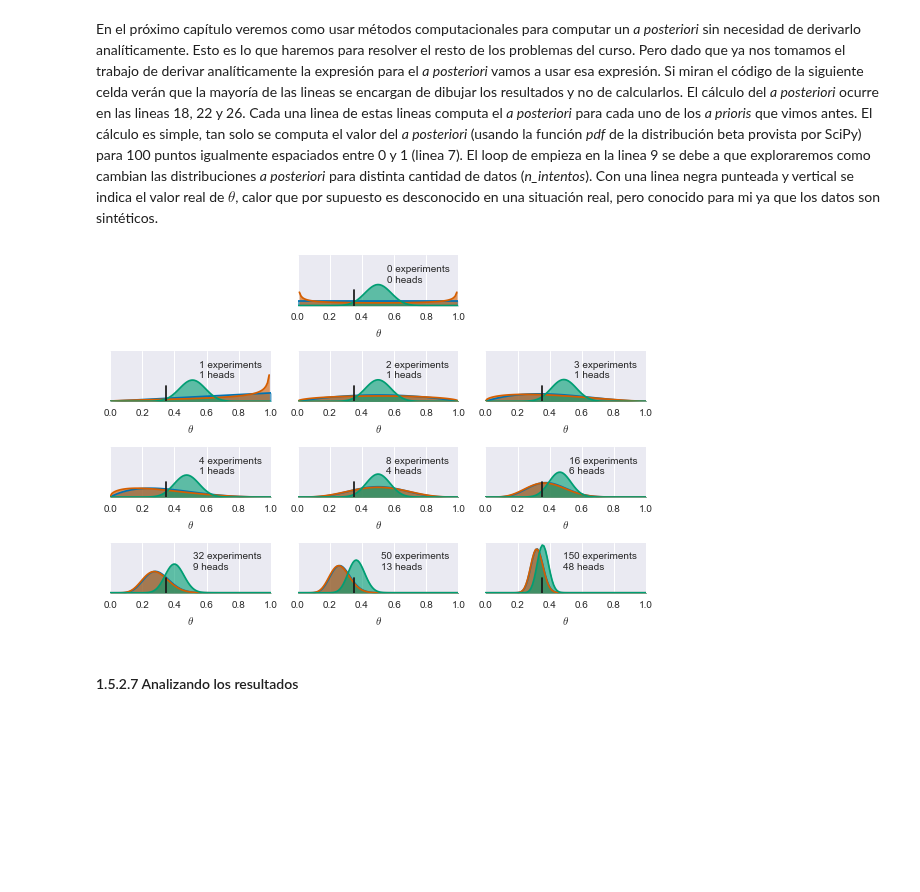
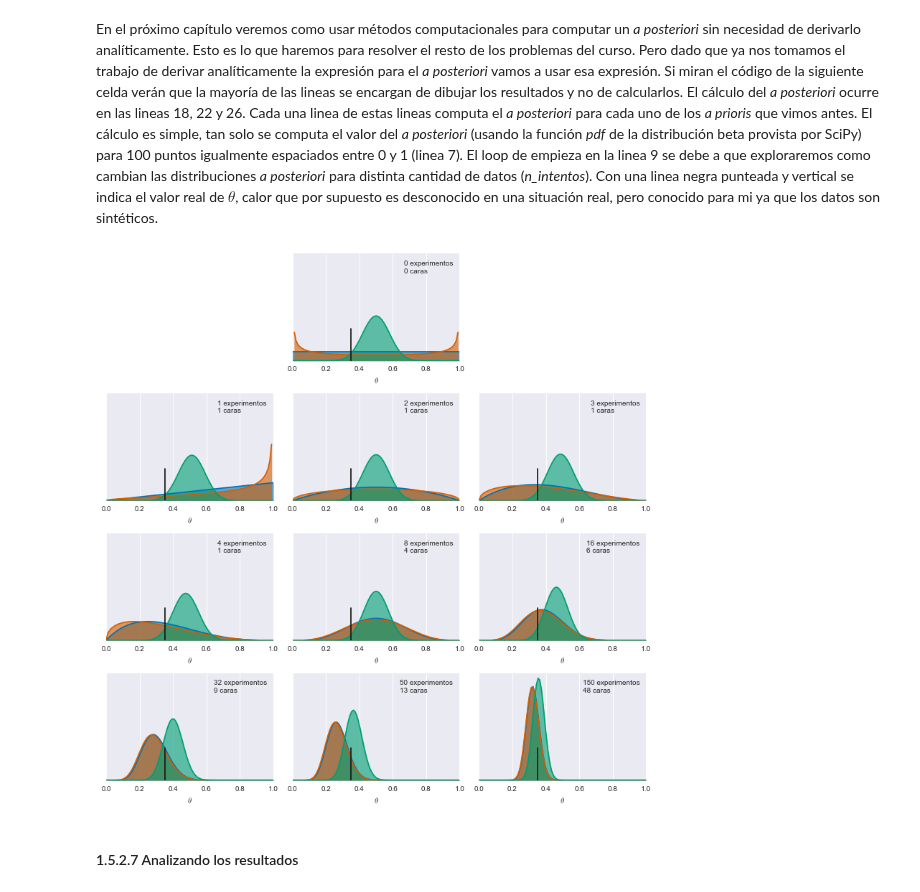
Before and after one commit to jmloyola/EBAD, a Jupyter notebook: 01_Teorema_de_Bayes_e_inferencia_estadística.ipynb, the cells around one changed output. Saved outputs shown, nothing was run; the diff lists cells and outputs as text; code cells hidden in the pictures; blank space fills up the shorter version.

```diff
--- a/01_Teorema_de_Bayes_e_inferencia_estadística.ipynb
+++ b/01_Teorema_de_Bayes_e_inferencia_estadística.ipynb
@@ -10,3 +1,12 @@ from plot_post import plot_post  # una función distribuida con la notebook para
+# %%
+%matplotlib inline
+import numpy as np
+from matplotlib import pyplot as plt
+import scipy.stats as stats
+import seaborn as sns
+palette = 'colorblind'
+sns.set_palette(palette); sns.set_color_codes(palette)
+from plot_post import plot_post  # una función distribuida con la notebook para graficar el a posteriori
 # %% [markdown]
 # 1. Teorema de Bayes e inferencia estadística
 # %% [markdown]
@@ -310,35 +310,36 @@ Bien, ahora que sabemos como calcular el _a posteriori_, lo único que resta es
 # %% [markdown]
 En el próximo capítulo veremos como usar métodos computacionales para computar un _a posteriori_ sin necesidad de derivarlo analíticamente. Esto es lo que haremos para resolver el resto de los problemas del curso. Pero dado que ya nos tomamos el trabajo de derivar analíticamente la expresión para el _a posteriori_ vamos a usar esa expresión. Si miran el código de la siguiente celda verán que la mayoría de las lineas se encargan de dibujar los resultados y no de calcularlos. El cálculo del _a posteriori_ ocurre en las lineas 18, 22 y 26. Cada una linea de estas lineas computa el _a posteriori_ para cada uno de los _a prioris_ que vimos antes. El cálculo es simple, tan solo se computa el valor del _a posteriori_ (usando la función _pdf_ de la distribución beta provista por SciPy) para 100 puntos igualmente espaciados entre 0 y 1 (linea 7). El loop de empieza en la linea 9 se debe a que exploraremos como cambian las distribuciones _a posteriori_ para distinta cantidad de datos (*n_intentos*). Con una linea negra punteada y vertical se indica el valor real de $\theta$, calor que por supuesto es desconocido en una situación real, pero conocido para mi ya que los datos son sintéticos.
 # %%
+plt.figure(figsize=(11, 11))
 theta_real = 0.35
 trials = [0, 1, 2, 3, 4, 8, 16, 32, 50, 150]
 data = [0, 1, 1, 1, 1, 4, 6, 9, 13, 48]
 
 beta_params = [(1, 1), (0.5, 0.5), (20, 20)]
 dist = stats.beta
 x = np.linspace(0, 1, 100)
 
 for idx, N in enumerate(trials):
     if idx == 0:
         plt.subplot(4,3, 2)
     else:
         plt.subplot(4,3, idx+3)
     y = data[idx]
     for (a_prior, b_prior), c in zip(beta_params, ('b', 'r', 'g')):
         p_theta_given_y = dist.pdf(x, a_prior + y, b_prior + N - y)
         plt.plot(x, p_theta_given_y, c)
         plt.fill_between(x, 0, p_theta_given_y, color=c, alpha=0.6)
 
     plt.axvline(theta_real, ymax=0.3, color='k')
-    plt.plot(0, 0, label="{:d} experiments\n{:d} heads".format(N, y), alpha=0)
+    plt.plot(0, 0, label="{:d} experimentos\n{:d} caras".format(N, y), alpha=0)
     plt.xlim(0,1)
     plt.ylim(0,12)
     plt.xlabel(r"$\theta$")
     plt.legend()
     plt.gca().axes.get_yaxis().set_visible(False)
 plt.tight_layout()
 # %% [output]
-[figure, old version]
+[figure, new version]
 # %% [markdown]
 #### 1.5.2.7 Analizando los resultados
 # %% [markdown]
```
Also changed, not shown: parts of 31 cells of this notebook.
